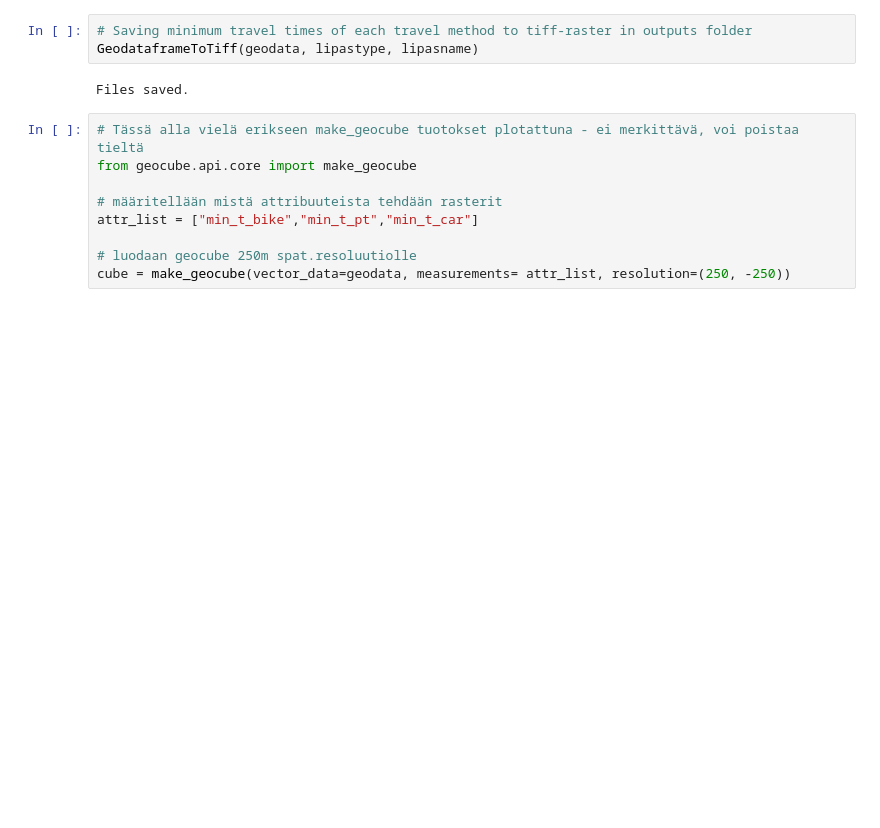
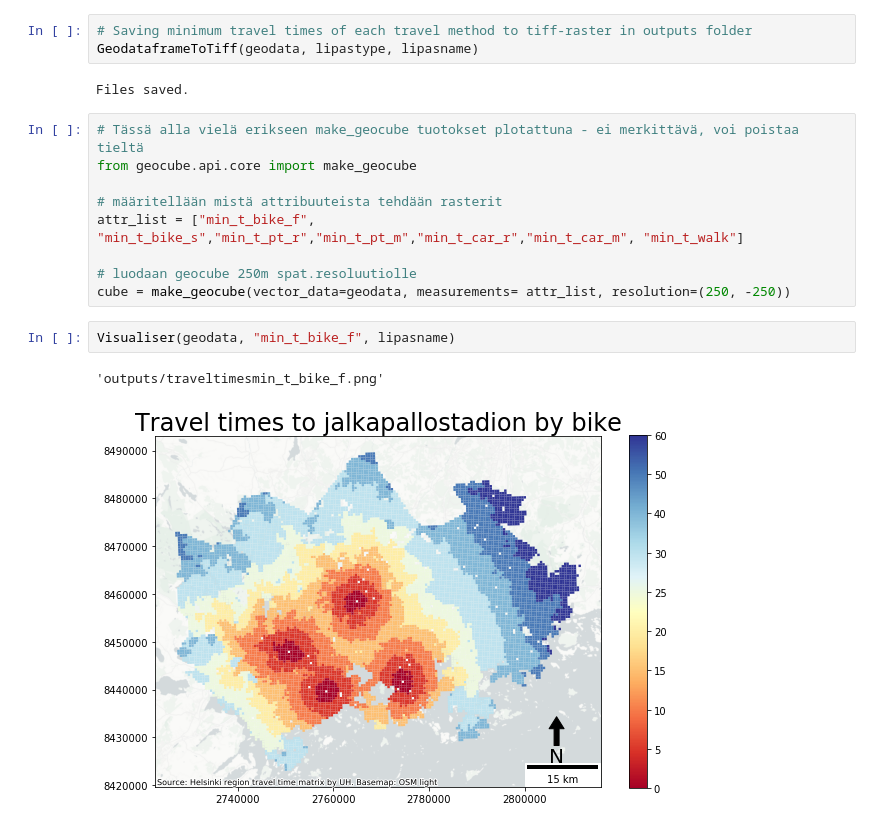
Before and after one commit to petterimuukkonen/sportsfacilities, a Jupyter notebook: grid-to-tiff.ipynb, the cells around one changed output. Cells and saved outputs as stored; diff of their text form; blank space fills up the shorter version.

```diff
--- a/grid-to-tiff.ipynb
+++ b/grid-to-tiff.ipynb
@@ -40,8 +41,13 @@ Files saved.
 from geocube.api.core import make_geocube
 
 # määritellään mistä attribuuteista tehdään rasterit
-attr_list = ["min_t_bike","min_t_pt","min_t_car"]
+attr_list = ["min_t_bike_f", "min_t_bike_s","min_t_pt_r","min_t_pt_m","min_t_car_r","min_t_car_m", "min_t_walk"]
 
 # luodaan geocube 250m spat.resoluutiolle
 cube = make_geocube(vector_data=geodata, measurements= attr_list, resolution=(250, -250))
+# %%
+Visualiser(geodata, "min_t_bike_f", lipasname)
+# %% [output]
+'outputs/traveltimesmin_t_bike_f.png'
+[figure, added]
 # %%
```
Also changed, not shown: parts of 4 cells of this notebook, 21 other files.
